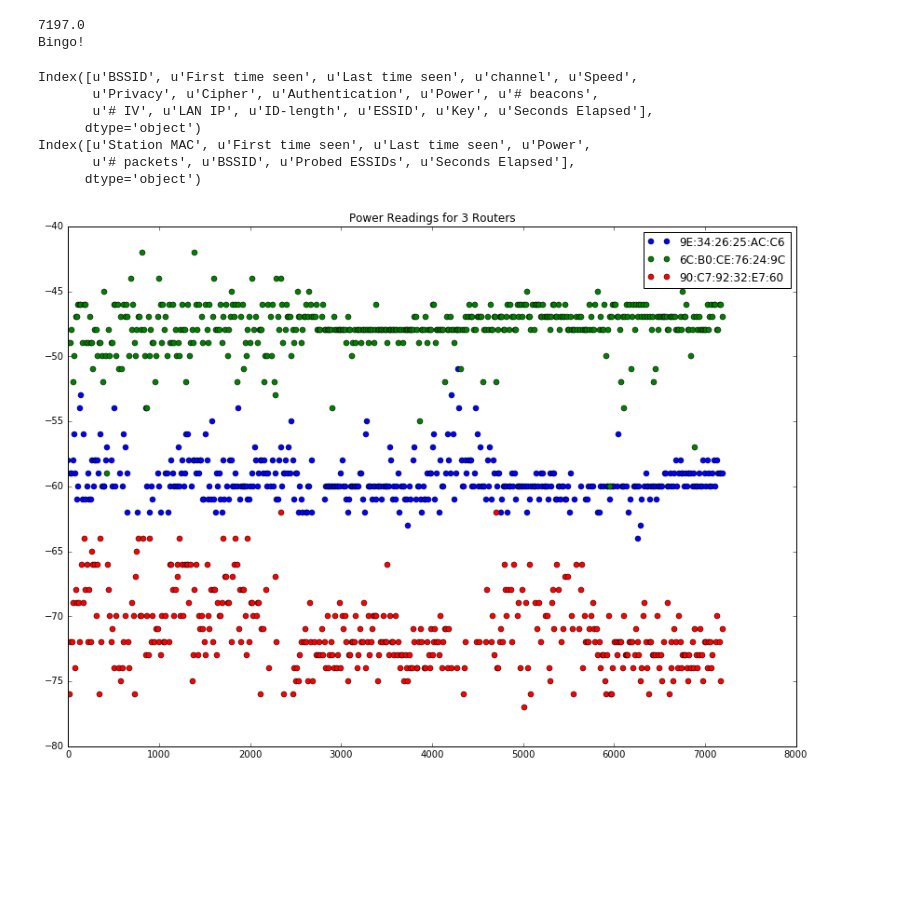
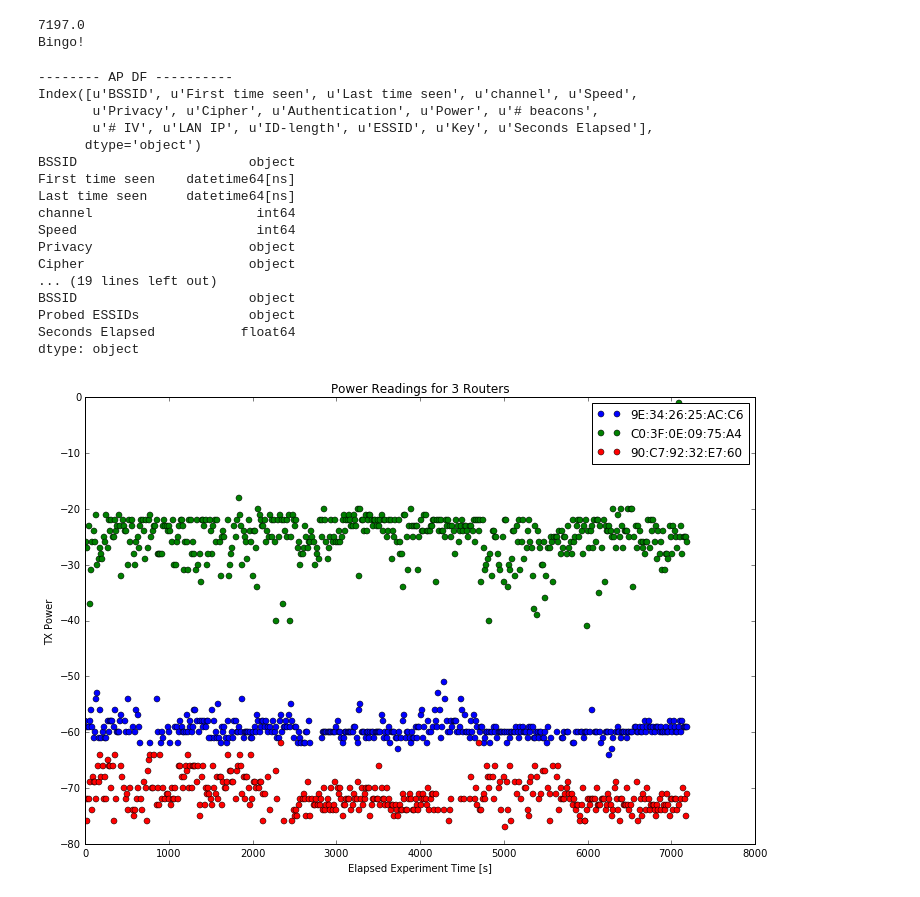
Before and after one commit to charlesreid1/wifi-data, a Jupyter notebook: pandas/Timestamps.ipynb, the cells around one changed output. Cells and saved outputs as stored; diff of their text form; code cells hidden in the pictures; blank space fills up the shorter version.

```diff
--- a/pandas/Timestamps.ipynb
+++ b/pandas/Timestamps.ipynb
@@ -120,37 +120,53 @@ ap_df['Seconds Elapsed'] = ap_time_deltas
 # Now let's extract a time series from the data frame
 # and make our first plot.
 
+print "-------- AP DF ----------"
 print ap_df.columns
+print ap_df.dtypes
+
+print "-------- Clients DF ----------"
 print client_df.columns
+print client_df.dtypes
 # %% [output]
+-------- AP DF ----------
 Index([u'BSSID', u'First time seen', u'Last time seen', u'channel', u'Speed',
        u'Privacy', u'Cipher', u'Authentication', u'Power', u'# beacons',
        u'# IV', u'LAN IP', u'ID-length', u'ESSID', u'Key', u'Seconds Elapsed'],
       dtype='object')
-Index([u'Station MAC', u'First time seen', u'Last time seen', u'Power',
-       u'# packets', u'BSSID', u'Probed ESSIDs', u'Seconds Elapsed'],
-      dtype='object')
+BSSID                      object
+First time seen    datetime64[ns]
+Last time seen     datetime64[ns]
+channel                     int64
+Speed                       int64
+Privacy                    object
+Cipher                     object
+... (19 lines left out)
+BSSID                      object
+Probed ESSIDs              object
+Seconds Elapsed           float64
+dtype: object
+# %%
+# list of unique macs
+unique_macs = np.concatenate([  ap_df['BSSID'].unique() , client_df['Station MAC'].unique() ])
 # %%
-# list of unique macs
-unique_macs = np.concatenate([  ap_df['BSSID'].unique() , client_df['BSSID'].unique() ])
-
 mac1 = unique_macs[14]
-mac2 = unique_macs[120]
+mac2 = unique_macs[36]
 mac3 = unique_macs[1]
 macs = [mac1,mac2,mac3]
 
 colors=['bo','go','ro']
 
-fig = plt.figure(figsize=(14,10))
+fig = plt.figure(figsize=(12,8))
 ax = fig.add_subplot(111)
 
 for mac,cc in zip(macs,colors):
     xx = ap_df[ap_df['BSSID']==mac]['Seconds Elapsed']
     yy = ap_df[ap_df['BSSID']==mac]['Power']
     ax.plot(xx,yy,cc,label=mac)
 ax.legend()
 ax.set_title("Power Readings for 3 Routers")
-
+ax.set_xlabel('Elapsed Experiment Time [s]')
+ax.set_ylabel('TX Power')
 plt.show()
 # %% [output]
-[figure, old version]
+[figure, new version]
```
Also changed, not shown: parts of 3 cells of this notebook.
